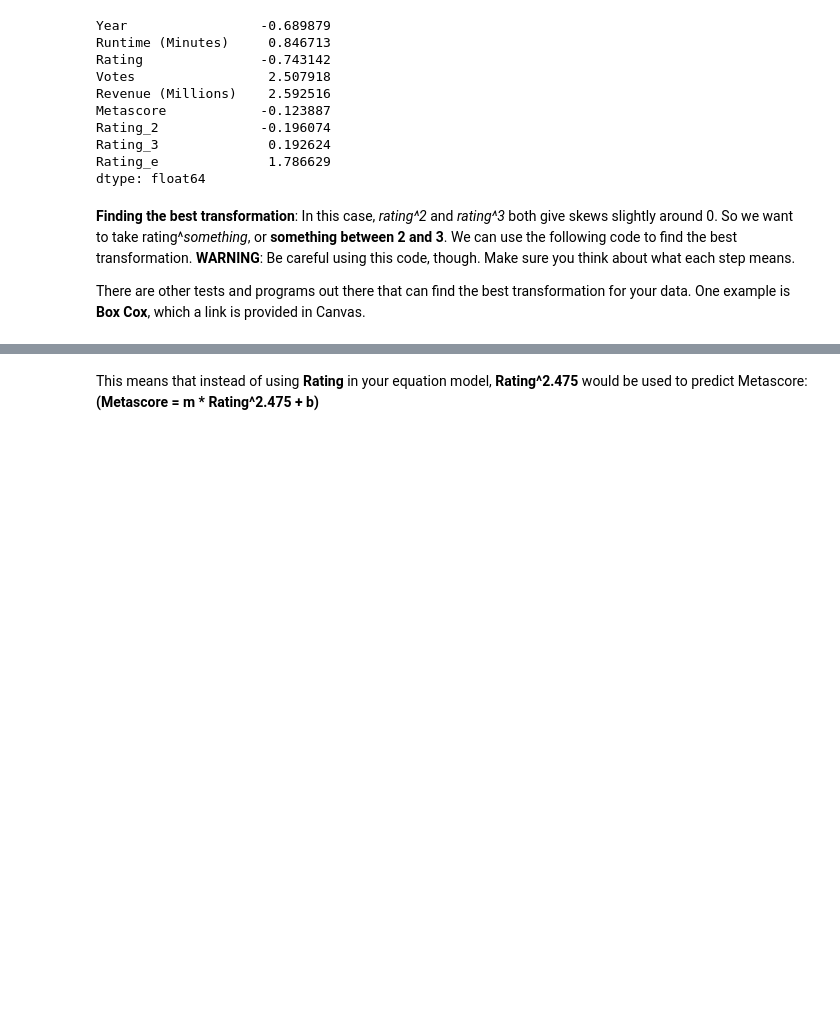
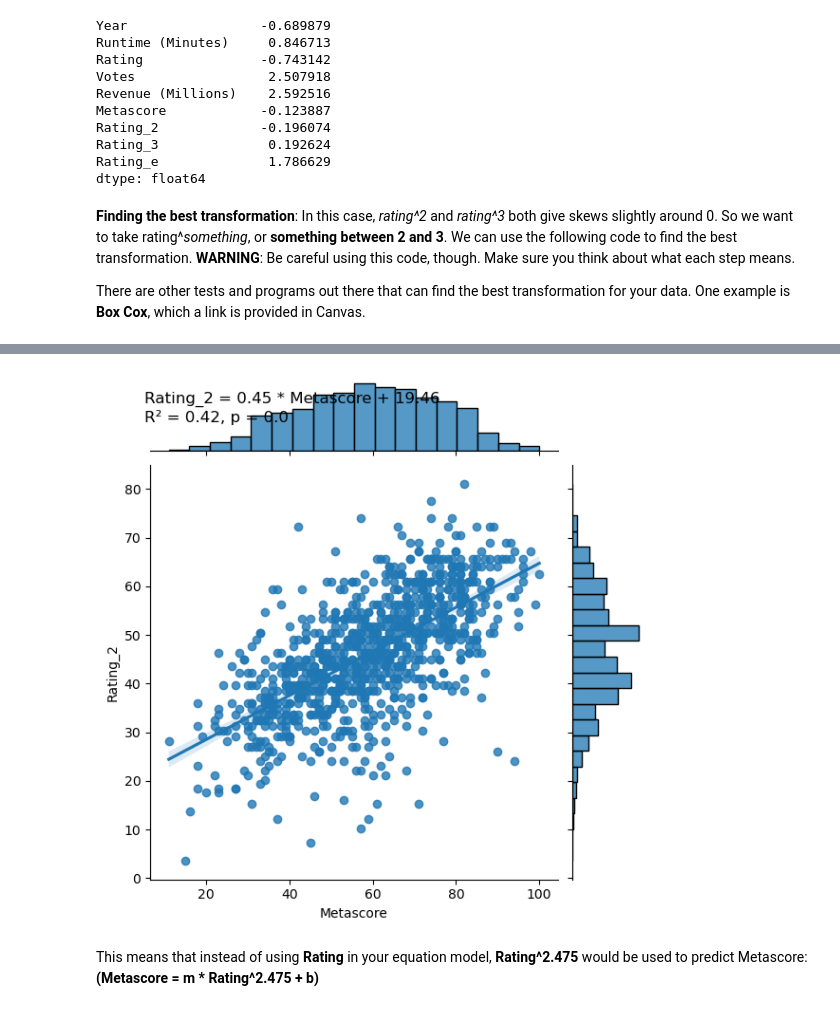
Before and after one commit to DanLightner/BUSA321, a Jupyter notebook: BUSA321/Chapter 3 - Skewness and Transforming Data.ipynb, the cells around one changed output, grey strips where cells are left out. Cells and saved outputs as stored; diff of their text form; code cells hidden in the pictures; blank space fills up the shorter version.

```diff
--- a/BUSA321/Chapter 3 - Skewness and Transforming Data.ipynb
+++ b/BUSA321/Chapter 3 - Skewness and Transforming Data.ipynb
@@ -245,3 +273,22 @@ dtype: float64
+# %%
+# Drop rows with NaN in the relevant columns
+df_cleaned = df.dropna(subset=['Metascore', 'Rating_2'])
+
+# Calculate the regression line
+m, b, r, p, err = stats.linregress(df_cleaned.Metascore, df_cleaned.Rating_2)
+
+# Create the JointGrid plot
+g = sns.JointGrid(x=df_cleaned.Metascore, y=df_cleaned.Rating_2)
+g = g.plot(sns.regplot, sns.histplot)
+
+# Add the formula, R-squared, and p-value to the figure
+textstr = f'Rating_2 = {round(m, 2)} * Metascore + {round(b, 2)}\n'
+textstr += f'R² = {round(r**2, 2)}, p = {round(p, 3)}'
+
+plt.text(0.1, 0.9, textstr, fontsize=12, transform=plt.gcf().transFigure)
+plt.show()
+# %% [output]
+[figure, added]
 # %% [markdown]
 This means that instead of using **Rating** in your equation model, **Rating^2.475** would be used to predict Metascore: **(Metascore = m * Rating^2.475 + b)**
 # %% [markdown]
```
Also changed, not shown: parts of 9 cells of this notebook.
